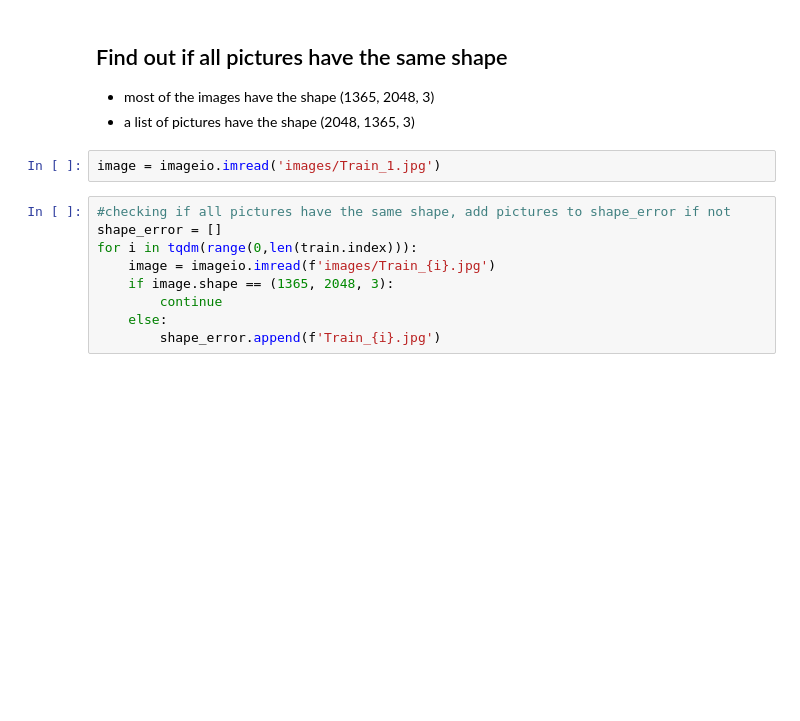
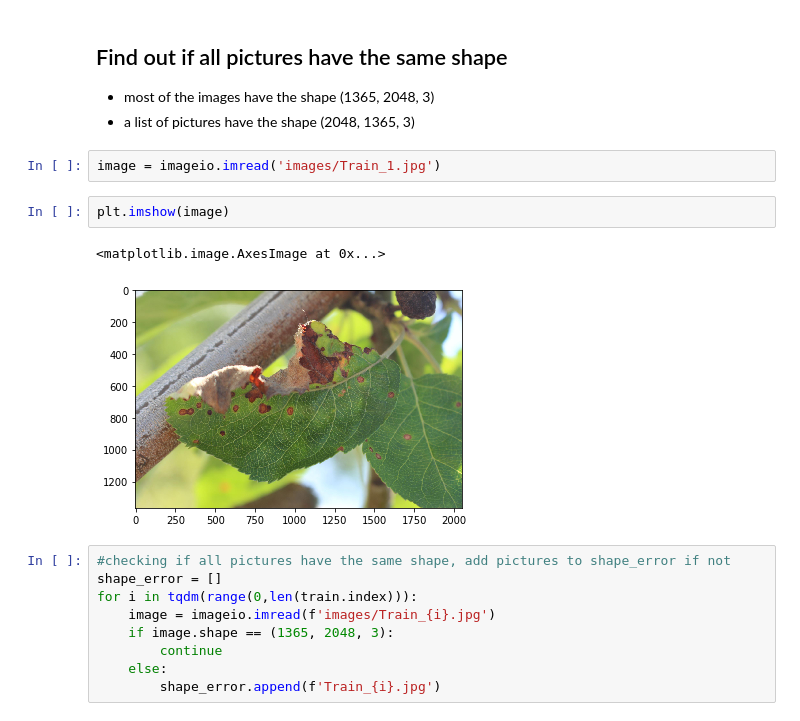
Before and after one commit to juliusschulz/plant_pathology, a Jupyter notebook: disease_classification.ipynb, the cells around one changed output. Saved outputs shown, nothing was run; the diff lists cells and outputs as text; blank space fills up the shorter version.

```diff
--- a/disease_classification.ipynb
+++ b/disease_classification.ipynb
@@ -48,6 +48,11 @@ class_balance.savefig('class_balance', dpi=400)
 - a list of pictures have the shape (2048, 1365, 3)
 # %%
 image = imageio.imread('images/Train_1.jpg')
+# %%
+plt.imshow(image)
+# %% [output]
+<matplotlib.image.AxesImage at 0x...>
+[figure, added]
 # %%
 #checking if all pictures have the same shape, add pictures to shape_error if not
 shape_error = []
```
Also changed, not shown: parts of 4 cells of this notebook.
